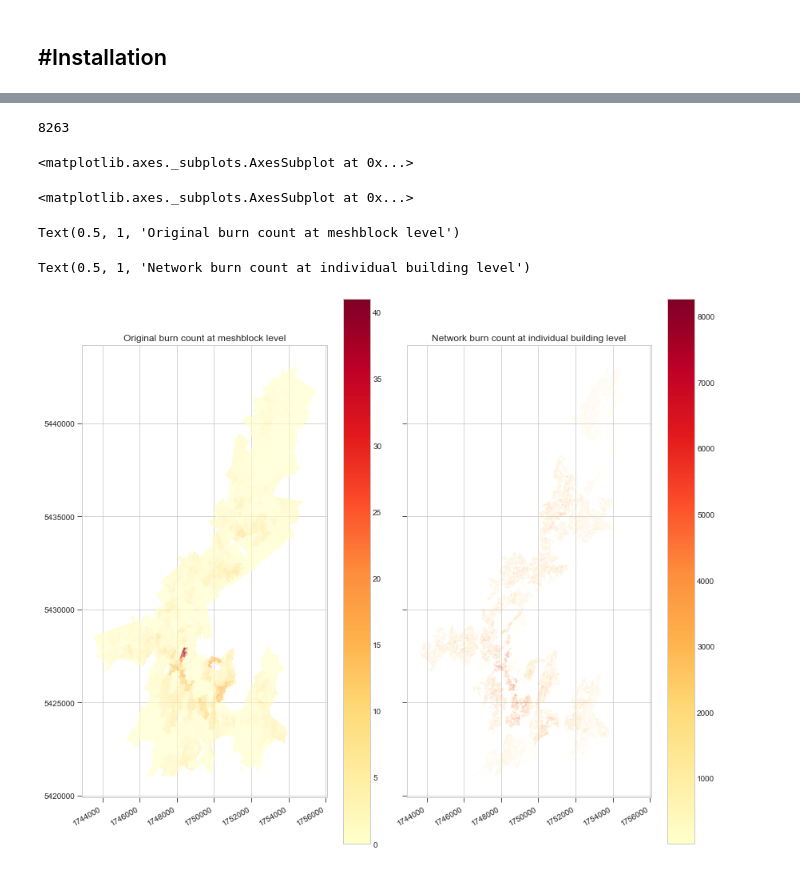
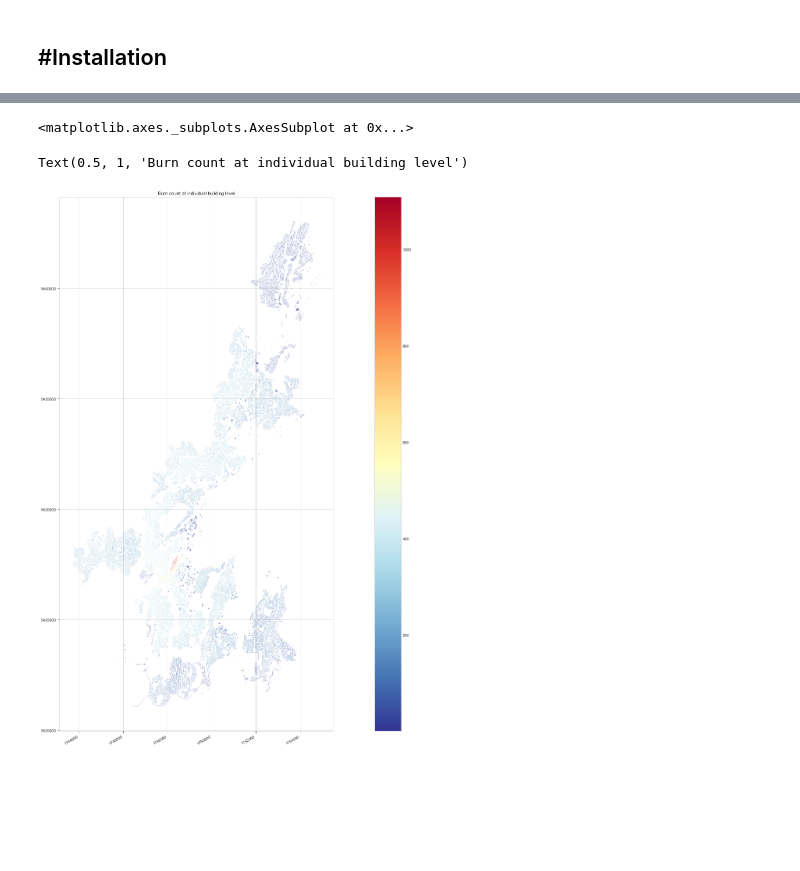
Before and after one commit to 37stu37/FFE, a Jupyter notebook: postprocessingFFE.ipynb, the cells around one changed output, grey strips where cells are left out. Drawn from its saved outputs; the diff is of its cells as text; code cells hidden in the pictures; blank space fills up the shorter version.

Commit message:
updated merge for count shapefile

```diff
--- a/postprocessingFFE.ipynb
+++ b/postprocessingFFE.ipynb
@@ -20,9 +20,9 @@ from IPython.core.interactiveshell import InteractiveShell
 InteractiveShell.ast_node_interactivity = "all"
 # %%
 # Paths
-p = Path.cwd()
+p = Path('C:/Users/alexd/Dropbox/FFE')
 pathShapefile = p / 'shapefile'
-pathParquets = Path('/Users/alex/Dropbox/FFE/output')
+pathParquets = p / 'output'
 
 print(len(os.listdir(pathParquets)))
 # %% [output]
@@ -32,7 +32,7 @@ def read_and_concatenate_parquets(path=pathParquets):
     L = []
     files = pathParquets.glob('*scenario*')
     for file in files:
-        print(f'{file} loaded file \n {len(L)}/2999')
+#         print(f'{file} loaded file \n {len(L)}/2999')
         pqt = dd.read_parquet(file, engine='pyarrow')
         L.append(pqt)
     df = dd.concat(L)
@@ -40,12 +40,8 @@ def read_and_concatenate_parquets(path=pathParquets):
 
 
 def count_fid_occurences(df):
-#     df.sort_values(by=['scenario'], inplace=True)
-#     df.drop_duplicates(subset =['scenario', 'source'], inplace = True)
     count_df = df['source'].value_counts().compute()
-#     count_df.sort_values(by='scenario', inplace=True)
-    count_df = pd.DataFrame({'source': count_df.index, 'count': count_df.values})
-#     count_df.sort_values(['count'], ascending=False, inplace=True)
+    count_df = pd.DataFrame({'FID': count_df.index, 'count': count_df.values})
     count_df.to_parquet(str(pathShapefile) + '/' + f'CountBurn-{str(date.today())}.parquet',
                         engine='auto', compression="GZIP")# could be datetime.now
     return count_df
@@ -54,10 +50,8 @@ def count_fid_occurences(df):
 def Merge(countDf,nameShapefile):
     gdfShape = gpd.read_file(pathShapefile / nameShapefile)
     gdfShape.insert(0, 'FID', range(0, len(gdfShape)))
-#     gdfShape.rename(columns={'FID': 'source'}, inplace=True)
-#     gdfShape = gdfShape[['source', 'geometry']]
-    countDf.index.name = None
-    merged = countDf.merge(gdfShape, on='source', how='inner')
+    m = pd.merge(countConcatDf,gdfShape, how='left',on='FID')
+    merged = countDf.merge(gdfShape, on=['FID'], how='left')
     return merged
 
 
@@ -125,42 +108,36 @@ countShape = gpd.GeoDataFrame(merge, geometry='geometry')
-# %%
-countShape['count'].max()
-# %% [output]
-8263
 # %%
 # %%time
-# mergedDf = Merge(countConcatDf, 'WellWHV_Buildings.shp')
-# countShape = createShapefile(mergedDf)
+mergedDf = Merge(countConcatDf, 'WellWHV_Buildings.shp')
+countShape = createShapefile(mergedDf)
 # %%
 import matplotlib.pyplot as plt
 import seaborn as sns
 # import contextily as ctx
 %matplotlib inline
 plt.style.use('seaborn-whitegrid')
 
 FinnMeshblockShape = gpd.read_file(pathShapefile / 'Finn_MeshBlockSummary.shp')
-countShape = gpd.read_file(pathShapefile / 'Burn3000scenarioWellington.shp')
+# countShape = gpd.read_file(pathShapefile / 'Burn3000scenarioWellington.shp')
 
-fig, (ax1, ax2) = plt.subplots(nrows=1, ncols=2, sharex=True, sharey=True, figsize=(12, 10))
+fig, (ax2) = plt.subplots(nrows=1, ncols=1, sharex=True, sharey=True, figsize=(30, 20))
 
-FinnMeshblockShape.plot(ax=ax1, column='WellWHV_Bu', cmap='YlOrRd', alpha=0.7, legend=True)
+# FinnMeshblockShape.plot(ax=ax1, column='WellWHV_Bu', cmap='YlOrRd', alpha=0.7, legend=True)
 # ctx.add_basemap(ax1, crs=2193)
-countShape.plot(ax=ax2, column='count', cmap='YlOrRd', alpha=0.7, legend=True)
+countShape.plot(ax=ax2, column='count', cmap='RdYlBu_r', alpha=0.7, legend=True)
 # ctx.add_basemap(ax2, crs=2193)
 
-ax1.set_title('Original burn count at meshblock level')
-ax1.ticklabel_format(useOffset=False, style='plain')
-ax2.set_title('Network burn count at individual building level')
+# ax1.set_title('Original burn count at meshblock level')
+# ax1.ticklabel_format(useOffset=False, style='plain')
+# ax1.tick_params(direction='out', length=6)
+ax2.set_title('Burn count at individual building level')
 ax2.ticklabel_format(useOffset=False, style='plain')
-ax1.tick_params(direction='out', length=6)
 ax2.tick_params(direction="out", length=6)
 
 fig.autofmt_xdate()
 plt.tight_layout()
 plt.savefig(pathShapefile / 'ComparisonGISvsNetwork_3000Burn.png', dpi=600)
 plt.show()
 # %% [output]
 <matplotlib.axes._subplots.AxesSubplot at 0x...>
-<matplotlib.axes._subplots.AxesSubplot at 0x...>
+Text(0.5, 1, 'Burn count at individual building level')
-Text(0.5, 1, 'Original burn count at meshblock level')
-Text(0.5, 1, 'Network burn count at individual building level')
-[figure, old version]
+[figure, new version]
```
Also changed, not shown: parts of 9 cells of this notebook.
